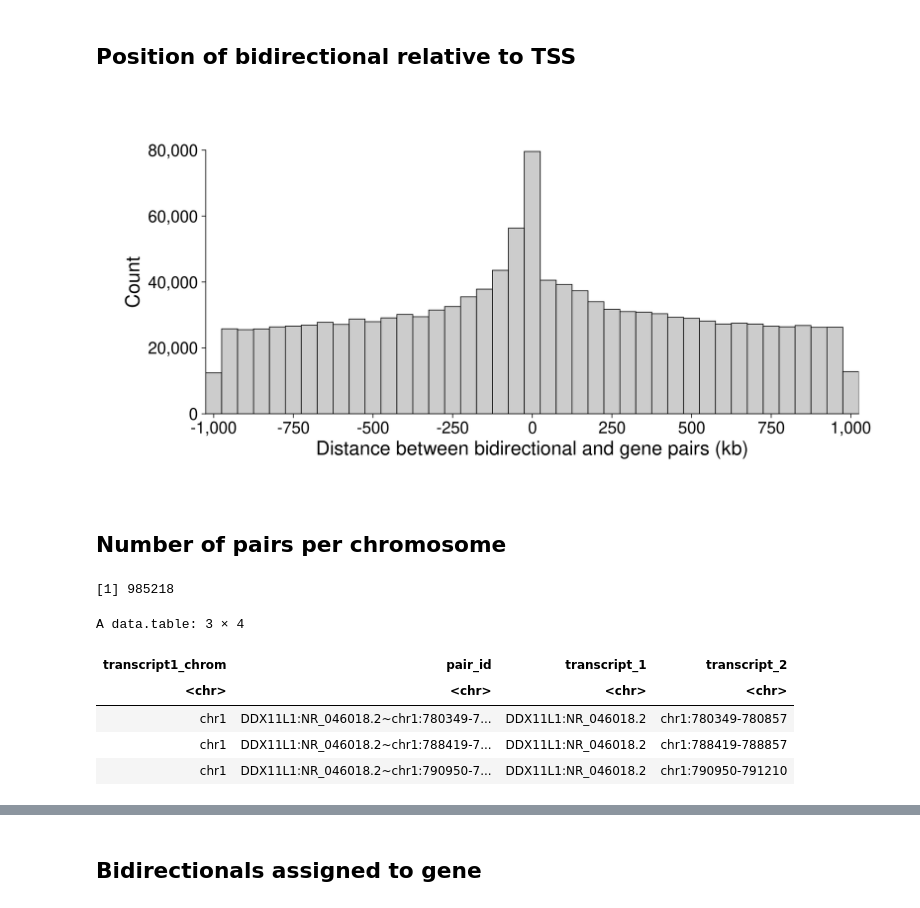
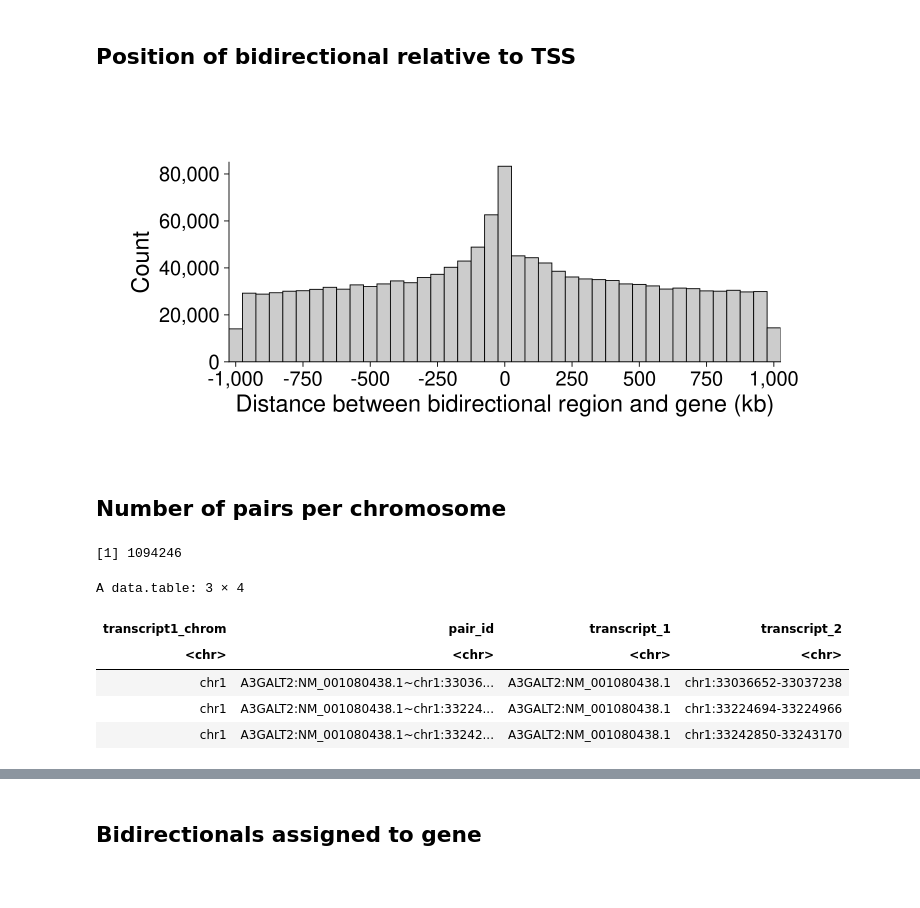
Before and after one commit to Dowell-Lab/DBNascent_Analysis, a Jupyter notebook: analysis/10_Fig4A_correlations_bidirs_inter_genes_summary.ipynb, the cells around one changed output, grey strips where cells are left out. Saved outputs shown, nothing was run; the diff lists cells and outputs as text; code cells hidden in the pictures.

Commit message:
Cleaned up pair summary plots.

```diff
--- a/analysis/10_Fig4A_correlations_bidirs_inter_genes_summary.ipynb
+++ b/analysis/10_Fig4A_correlations_bidirs_inter_genes_summary.ipynb
@@ -267,28 +267,28 @@ A data.table: 6 × 14
 # %% [markdown]
 ## Position of bidirectional relative to TSS
 # %%
-options(repr.plot.width=16, repr.plot.height=8)
+options(repr.plot.width=12, repr.plot.height=6)
 
-gene_bidir_dist_hist <- ggplot(sig_inter_nobs_dist_filtered_promoters,
+gene_bidir_dist_hist <- ggplot(sig_inter_nobs_dist_filtered, #_promoters,
                                aes(x=(distance_tss)/1000)) +
   geom_histogram(color="black", fill="gray80", binwidth=50) +
 labs(title = " ",
        y = "Count",
-       x = "Distance between bidirectional and gene pairs (kb)") +
+       x = "Distance between bidirectional region and gene (kb)") +
 theme_cowplot(24) +
 scale_x_continuous(expand = c(0, 0),
                    breaks=seq(-1000,1000,250),
                   labels = scales::comma) +
 scale_y_continuous(expand = c(0, 0),
-                   limits=c(0,80000),
+                   limits=c(0,85000),
                   labels = scales::comma) +
 theme(plot.title = element_text(size = 30, hjust = 0.5),
       axis.title = element_text(size = 28),
       axis.text.x = element_text(size = 24),
       axis.text.y = element_text(size = 24)) +
  theme(plot.margin = margin(1.5,1.5,1.5,1.5, "cm"))
 
 gene_bidir_dist_hist
 # %% [output]
-[figure, old version]
+[figure, new version]
 # %%
@@ -304,19 +304,19 @@ ggsave(gene_bidir_dist_hist, width = 16, height = 8,
 # %%
 #assign a pair id with gene-bidirectionals
 #sig_inter_nobs_dist_filtered$pair_id <- paste0(sig_inter_nobs_dist_filtered$transcript_1, "~",sig_inter_nobs_dist_filtered$transcript_2)
-sig_inter_nobs_dist_filtered_unique <- unique(sig_inter_nobs_dist_filtered_promoters[,c('transcript1_chrom', 'pair_id',
+sig_inter_nobs_dist_filtered_unique <- unique(sig_inter_nobs_dist_filtered[,c('transcript1_chrom', 'pair_id',
                                                                               'transcript_1',
                                                                              'transcript_2')])
 nrow(sig_inter_nobs_dist_filtered_unique)
 head(sig_inter_nobs_dist_filtered_unique, 3)
 # %% [output]
-[1] 985218
+[1] 1094246
 A data.table: 3 × 4
 | transcript1_chrom | pair_id | transcript_1 | transcript_2 |
 | <chr> | <chr> | <chr> | <chr> |
-| chr1 | DDX11L1:NR_046018.2~chr1:780349-7... | DDX11L1:NR_046018.2 | chr1:780349-780857 |
-| chr1 | DDX11L1:NR_046018.2~chr1:788419-7... | DDX11L1:NR_046018.2 | chr1:788419-788857 |
-| chr1 | DDX11L1:NR_046018.2~chr1:790950-7... | DDX11L1:NR_046018.2 | chr1:790950-791210 |
+| chr1 | A3GALT2:NM_001080438.1~chr1:33036... | A3GALT2:NM_001080438.1 | chr1:33036652-33037238 |
+| chr1 | A3GALT2:NM_001080438.1~chr1:33224... | A3GALT2:NM_001080438.1 | chr1:33224694-33224966 |
+| chr1 | A3GALT2:NM_001080438.1~chr1:33242... | A3GALT2:NM_001080438.1 | chr1:33242850-33243170 |
 # %%
 ##count the number of pairs per chromosome
 num_sig_pairs_inter <- as.data.frame(table(sig_inter_nobs_dist_filtered_unique$transcript1_chrom))
```
Also changed, not shown: parts of 31 cells of this notebook.
